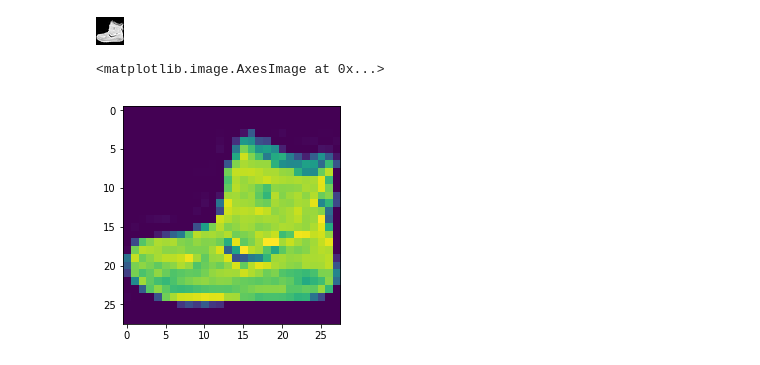
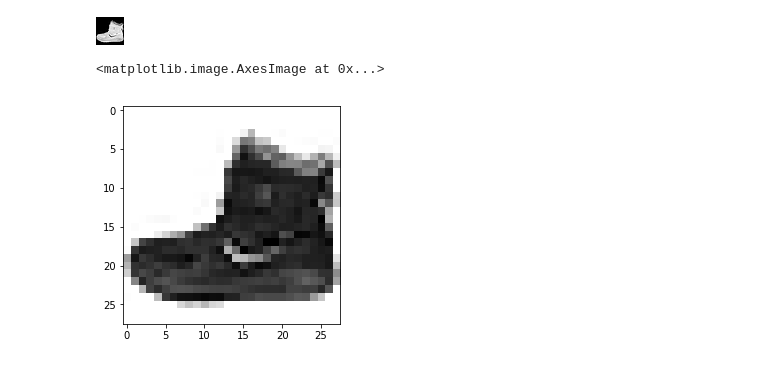
Before and after one commit to Tanguycrsl/Techniques-Avancees-dapprentissage, a Jupyter notebook: OSVM.ipynb, the cells around one changed output. Cells and saved outputs as stored; diff of their text form; code cells hidden in the pictures.

```diff
--- a/OSVM.ipynb
+++ b/OSVM.ipynb
@@ -30,7 +34,8 @@ PIL.Image.fromarray(X_train.reshape((X_train.shape[0],28,28))[0])
 # %% [output]
 [figure]
 # %%
-plt.imshow(X_train.reshape((X_train.shape[0],28,28))[0], cmap=None)
+# Method 2
+plt.imshow(X_train.reshape((X_train.shape[0],28,28))[0], cmap=plt.cm.binary)
 # %% [output]
 <matplotlib.image.AxesImage at 0x...>
-[figure, old version]
+[figure, new version]
```
Also changed, not shown: parts of 4 cells of this notebook.
